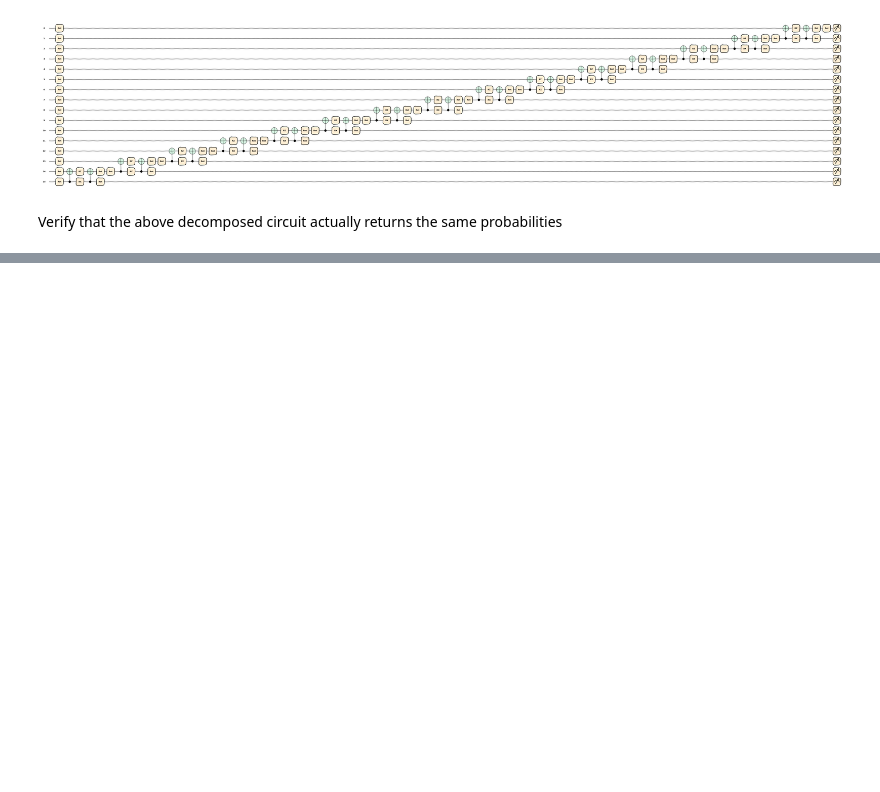
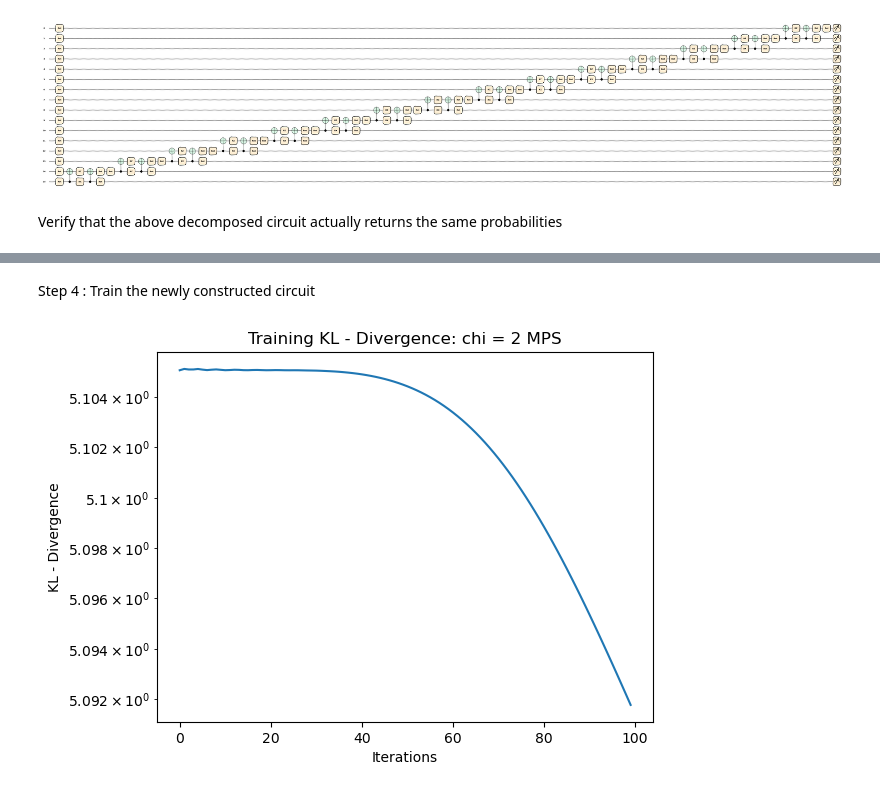
Before and after one commit to abhishekabhishek/UnsupGenModbyMPS, a Jupyter notebook: sandbox/extending-chi-2-mps-and-training.ipynb, the cells around one changed output, grey strips where cells are left out. Drawn from its saved outputs; the diff is of its cells as text; code cells hidden in the pictures; blank space fills up the shorter version.

Commit message:
added trainable chi = 2 MPS circuit

```diff
--- a/sandbox/extending-chi-2-mps-and-training.ipynb
+++ b/sandbox/extending-chi-2-mps-and-training.ipynb
@@ -123,0 +140,4 @@ def expanded_circ(params):
+# %%
+qc_probs = expanded_circ(params)
+filter_qc_probs = metrics.filter_probs(qc_probs, data_states)
+metrics.kl_divergence_synergy_paper(30, filter_qc_probs)
@@ -123,0 +175,35 @@ def expanded_circ(params):
+# %% [markdown]
+Step 4 : Train the newly constructed circuit
+# %%
+# need to check if this is needed and actually helps
+@jax.jit
+def loss(params, key, shots):
+    qc_probs = circuit(params, key, shots)
+    filter_qc_probs = metrics.filter_probs(qc_probs, data_states)
+    return metrics.kl_divergence_synergy_paper(30, filter_qc_probs)
+# %%
+# fix prng key for reproducibility
+key = jax.random.PRNGKey(0)
+loss_list = []
+
+# two main hyperparameters - no. of iterations and learning rate
+N_ITS = 100
+LEARNING_RATE = 1e-3
+
+# setup jax optimizer
+opt = optax.adam(LEARNING_RATE)
+opt_state = opt.init(params)
+# %%
+for it in tqdm(range(N_ITS)):
+    grads = jax.grad(loss, argnums=0)(params, key, None)
+    updates, opt_state = opt.update(grads, opt_state)
+    params = optax.apply_updates(params, updates)
+    loss_list.append(loss(params, key, None))
+# %%
+plt.plot(loss_list)
+plt.title(f"Training KL - Divergence: chi = 2 MPS")
+plt.xlabel("Iterations")
+plt.ylabel("KL - Divergence")
+plt.yscale("log")
+# %% [output]
+[figure, added]
```
Also changed, not shown: parts of 10 cells of this notebook, 2 other files.
